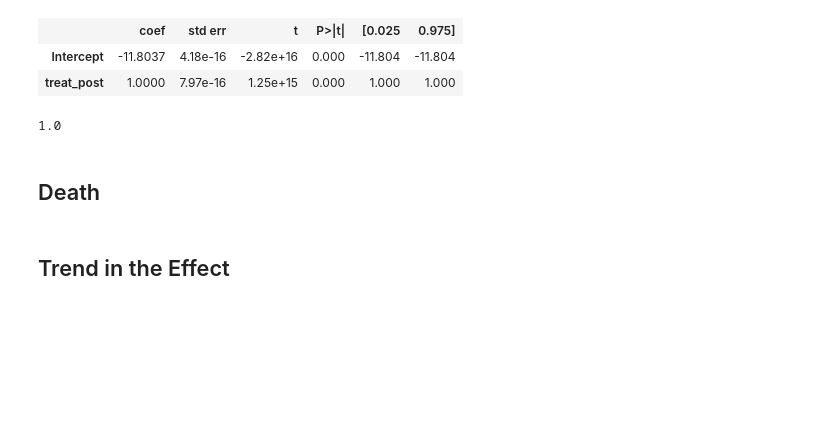
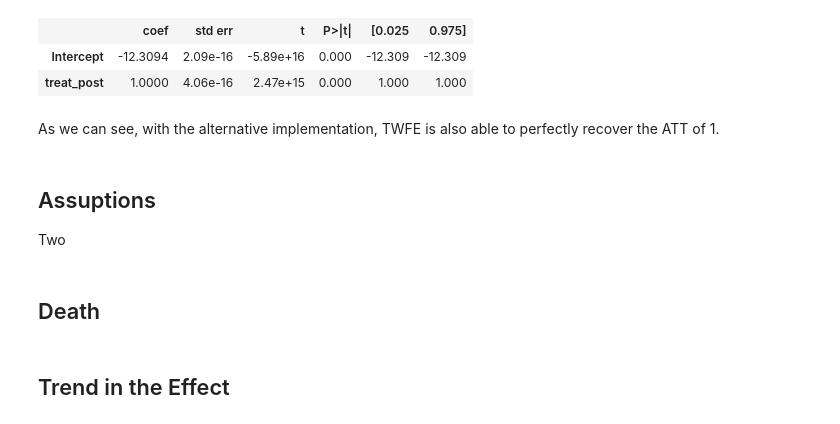
Before and after one commit to matheusfacure/python-causality-handbook, a Jupyter notebook: causal-inference-for-the-brave-and-true/Diff-in-Diff-Death-and-Rebirth.ipynb, the cells around one changed output. Cells and saved outputs as stored; diff of their text form; code cells hidden in the pictures; blank space fills up the shorter version.

```diff
--- a/causal-inference-for-the-brave-and-true/Diff-in-Diff-Death-and-Rebirth.ipynb
+++ b/causal-inference-for-the-brave-and-true/Diff-in-Diff-Death-and-Rebirth.ipynb
@@ -18,13 +28,13 @@ time = range(1980, 2010)
 cohorts = [1985,1994,2000,2011]
 units = range(1, 100+1)
 
-np.random.seed(3)
+np.random.seed(1)
 
 df_hom_effect = pd.DataFrame(dict(
     year = np.tile(time, len(units)),
     unit = np.repeat(units, len(time)),
     cohort = np.repeat(np.random.choice(cohorts, len(units)), len(time)),
-    unit_fe = np.repeat(np.random.normal(size=len(units)), len(time)),
+    unit_fe = np.repeat(np.random.normal(0, 5, size=len(units)), len(time)),
     time_fe = np.tile(np.random.normal(size=len(time)), len(units)),
 )).assign(
     trend = lambda d: (d["year"] - d["year"].min())/8,
@@ -33,11 +43,12 @@ df_hom_effect = pd.DataFrame(dict(
     treat = 1,
     y0 = lambda d: 10 + d["trend"] + d["unit_fe"] + 0.1*d["time_fe"],
 ).assign(
+    treat_post = lambda d: d["treat"]*d["post"],
     y1 = lambda d: d["y0"] + 1
 ).assign(
     tau = lambda d: d["y1"] - d["y0"],
-    outcome = lambda d: np.where(d["treat"]*d["post"] == 1, d["y1"], d["y0"])
-)
+    sales = lambda d: np.where(d["treat_post"] == 1, d["y1"], d["y0"])
+).drop(columns=["unit_fe", "time_fe", "trend", "y0", "y1"])
 # %%
 plt.figure(figsize=(10,4))
 [plt.vlines(x=c, ymin=9, ymax=15, color="black", ls="dashed") for c in cohorts[:-1]]
@@ -62,28 +124,30 @@ result.params["treat:post"]
 # %%
 @curry
 def demean(df, col_to_demean):
-    return df.assign(**{col_to_demean: (df[col_to_demean] -
-                                        df.groupby("unit")[col_to_demean].transform("mean")
+    return df.assign(**{col_to_demean: (df[col_to_demean]
+                                        - df.groupby("unit")[col_to_demean].transform("mean")
                                         - df.groupby("year")[col_to_demean].transform("mean"))})
 
-formula = f"""outcome ~ treat_post"""
 
+formula = f"""sales ~ treat_post"""
 mod = smf.ols(formula,
               data=df_hom_effect
-              .assign(treat_post = df_hom_effect["treat"]*df_hom_effect["post"])
-              .pipe(demean(col_to_demean="treat_post")).pipe(demean(col_to_demean="outcome")))
+              .pipe(demean(col_to_demean="treat_post"))
+              .pipe(demean(col_to_demean="sales")))
 
 result = mod.fit()
 
 result.summary().tables[1]
 # %% [output]
 |  | coef | std err | t | P>|t| | [0.025 | 0.975] |
-| Intercept | -11.8037 | 4.18e-16 | -2.82e+16 | 0.000 | -11.804 | -11.804 |
-| treat_post | 1.0000 | 7.97e-16 | 1.25e+15 | 0.000 | 1.000 | 1.000 |
+| Intercept | -12.3094 | 2.09e-16 | -5.89e+16 | 0.000 | -12.309 | -12.309 |
+| treat_post | 1.0000 | 4.06e-16 | 2.47e+15 | 0.000 | 1.000 | 1.000 |
-# %%
-df_hom_effect.query("treat==1 & post==1")["tau"].mean()
-# %% [output]
-1.0
+# %% [markdown]
+As we can see, with the alternative implementation, TWFE is also able to perfectly recover the ATT of 1.
+# %% [markdown]
+## Assuptions
+
+Two
 # %% [markdown]
 ## Death
 # %% [markdown]
```
Also changed, not shown: parts of 9 cells of this notebook, 5 other files.
